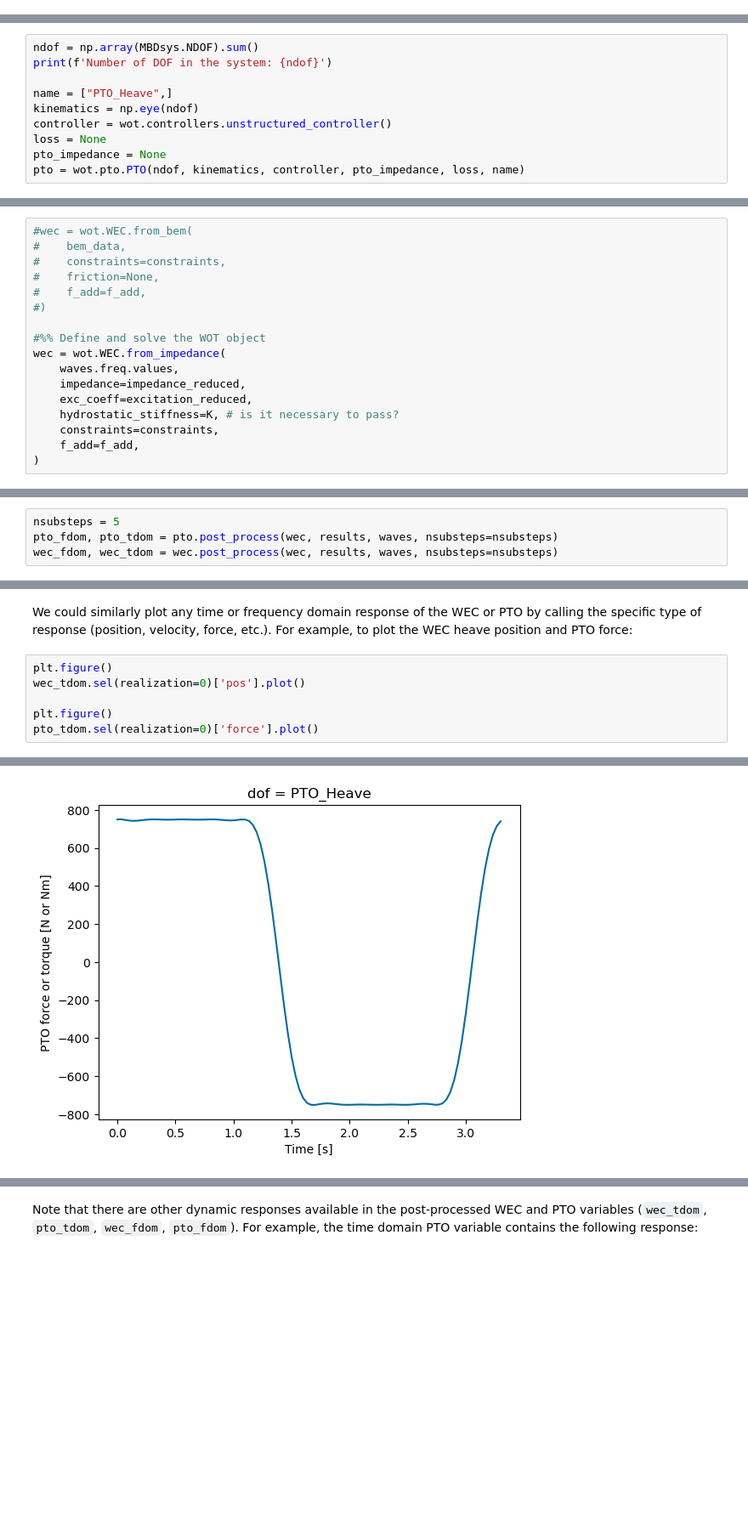
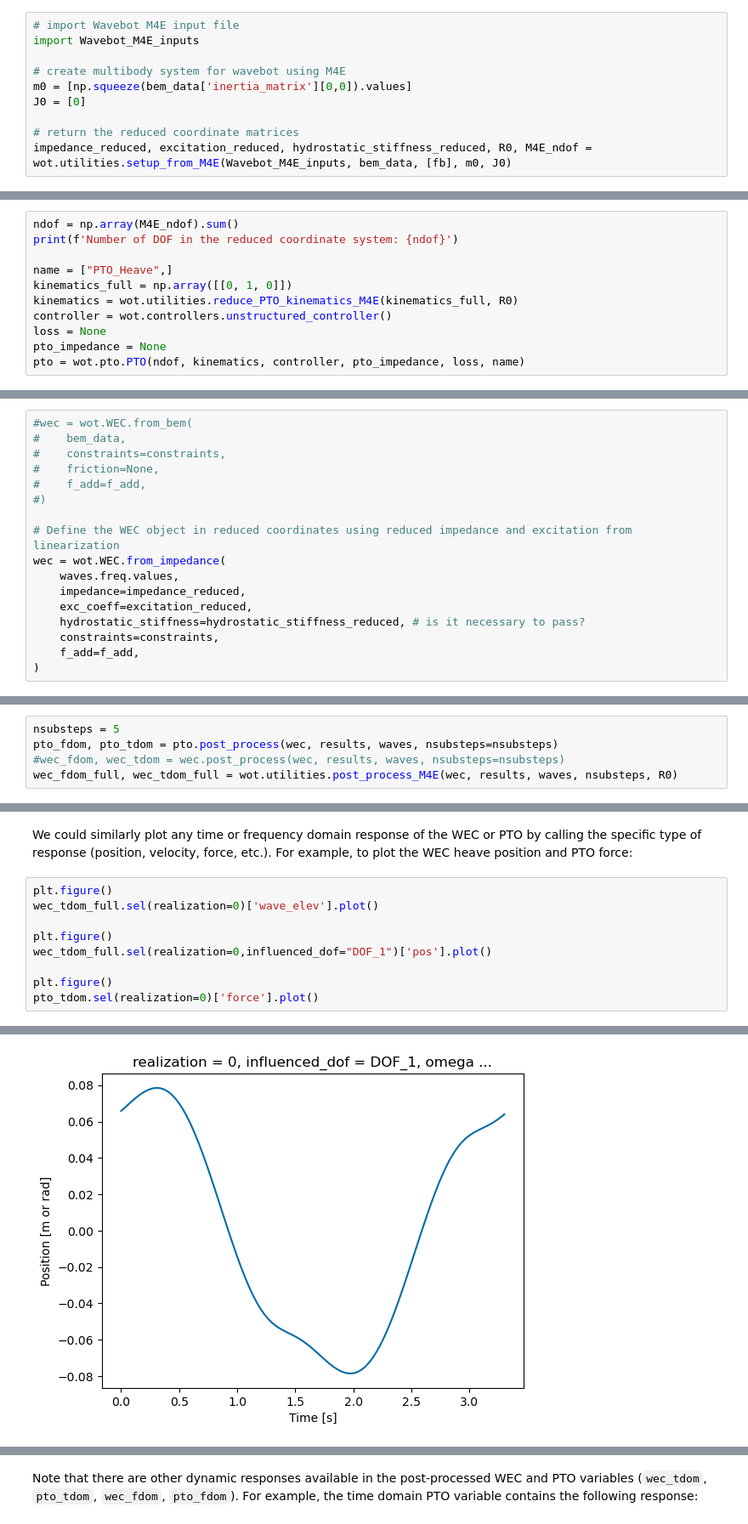
Before and after one commit to jtgrasb/WecOptTool, a Jupyter notebook: examples/M4E_WOT_examples/Wavebot_M4E_WOT.ipynb, the cells around one changed output, grey strips where cells are left out. Shown at 85% size. Cells and saved outputs as stored; diff of their text form; blank space fills up the shorter version.

```diff
--- a/examples/M4E_WOT_examples/Wavebot_M4E_WOT.ipynb
+++ b/examples/M4E_WOT_examples/Wavebot_M4E_WOT.ipynb
@@ -309,0 +231,10 @@ Matrix([[m1]])
+# %%
+# import Wavebot M4E input file
+import Wavebot_M4E_inputs
+
+# create multibody system for wavebot using M4E
+m0 = [np.squeeze(bem_data['inertia_matrix'][0,0]).values]
+J0 = [0]
+
+# return the reduced coordinate matrices
+impedance_reduced, excitation_reduced, hydrostatic_stiffness_reduced, R0, M4E_ndof = wot.utilities.setup_from_M4E(Wavebot_M4E_inputs, bem_data, [fb], m0, J0)
@@ -326,9 +279,10 @@ We are only interested in mechanical power for this first problem, so we will le
 # %%
-ndof = np.array(MBDsys.NDOF).sum()
-print(f'Number of DOF in the system: {ndof}')
+ndof = np.array(M4E_ndof).sum()
+print(f'Number of DOF in the reduced coordinate system: {ndof}')
 
 name = ["PTO_Heave",]
-kinematics = np.eye(ndof)
+kinematics_full = np.array([[0, 1, 0]])
+kinematics = wot.utilities.reduce_PTO_kinematics_M4E(kinematics_full, R0)
 controller = wot.controllers.unstructured_controller()
 loss = None
 pto_impedance = None
@@ -373,12 +329,12 @@ If we saved BEM data to a NetCDF file, we can also provide the path to that file
 #    f_add=f_add,
 #)
 
-#%% Define and solve the WOT object
+# Define the WEC object in reduced coordinates using reduced impedance and excitation from linearization
 wec = wot.WEC.from_impedance(
     waves.freq.values,
     impedance=impedance_reduced,
     exc_coeff=excitation_reduced,
-    hydrostatic_stiffness=K, # is it necessary to pass?
+    hydrostatic_stiffness=hydrostatic_stiffness_reduced, # is it necessary to pass?
     constraints=constraints,
     f_add=f_add,
 )
@@ -463,7 +421,8 @@ To get smoother looking plots, we specify five subpoints betweeen co-location po
 # %%
 nsubsteps = 5
 pto_fdom, pto_tdom = pto.post_process(wec, results, waves, nsubsteps=nsubsteps)
-wec_fdom, wec_tdom = wec.post_process(wec, results, waves, nsubsteps=nsubsteps)
+#wec_fdom, wec_tdom = wec.post_process(wec, results, waves, nsubsteps=nsubsteps)
+wec_fdom_full, wec_tdom_full = wot.utilities.post_process_M4E(wec, results, waves, nsubsteps, R0)
 # %% [markdown]
 The `pto.post_process` function returns a list of `xarray.Dataset` objects, each element of which has built-in integration with PyPlot for smart plotting with automatic titles and formatting.
 We will plot the mechanical power (`mech_power`), position (`pos`), and the PTO force (`force`).
@@ -478,7 +437,10 @@ We could similarly plot any time or frequency domain response of the WEC or PTO
 For example, to plot the WEC heave position and PTO force:
 # %%
 plt.figure()
-wec_tdom.sel(realization=0)['pos'].plot()
+wec_tdom_full.sel(realization=0)['wave_elev'].plot()
+
+plt.figure()
+wec_tdom_full.sel(realization=0,influenced_dof="DOF_1")['pos'].plot()
 
 plt.figure()
 pto_tdom.sel(realization=0)['force'].plot()
@@ -488 +450 @@ pto_tdom.sel(realization=0)['force'].plot()
-[figure, old version]
+[figure, new version]
```
Also changed, not shown: parts of 23 cells of this notebook, 11 other files.
